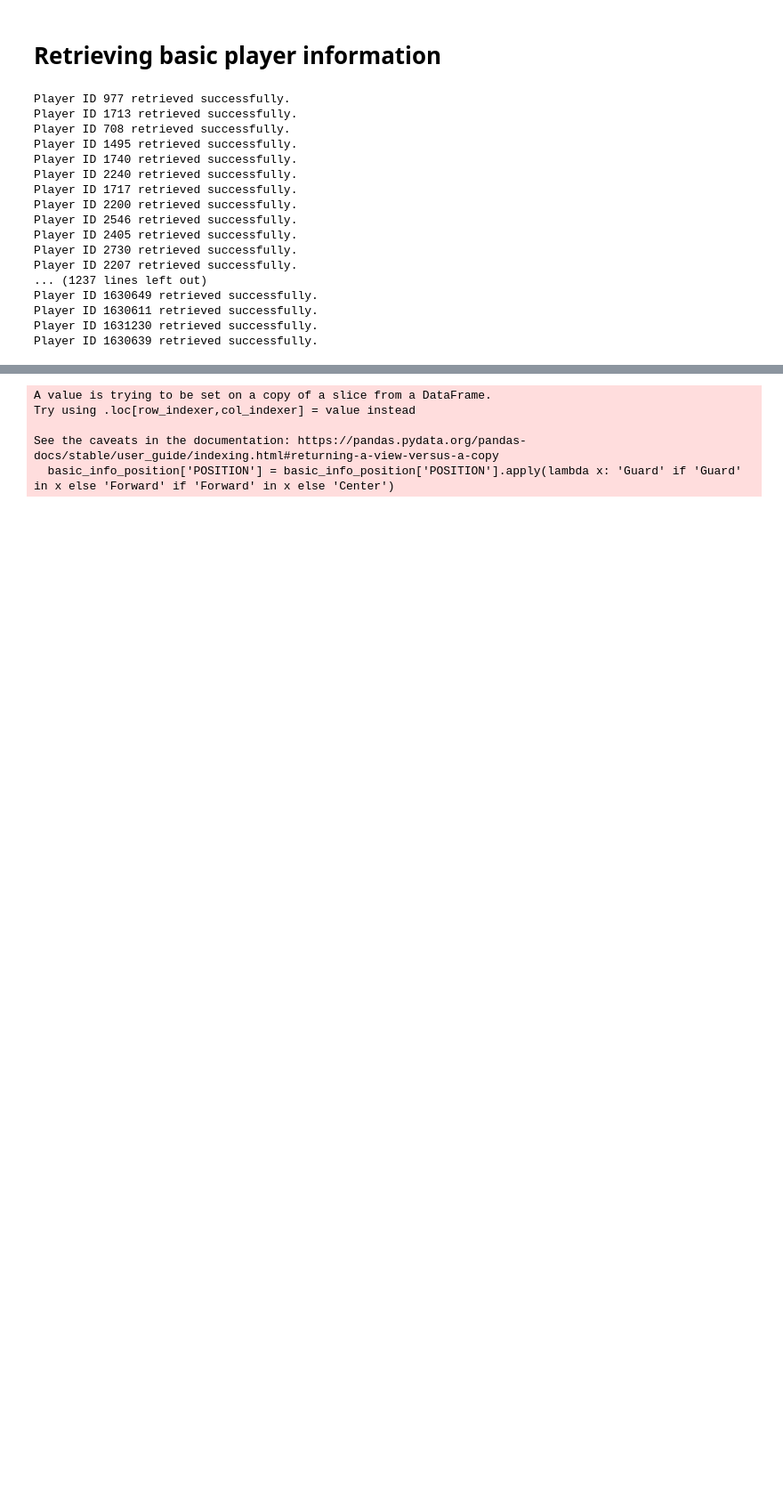
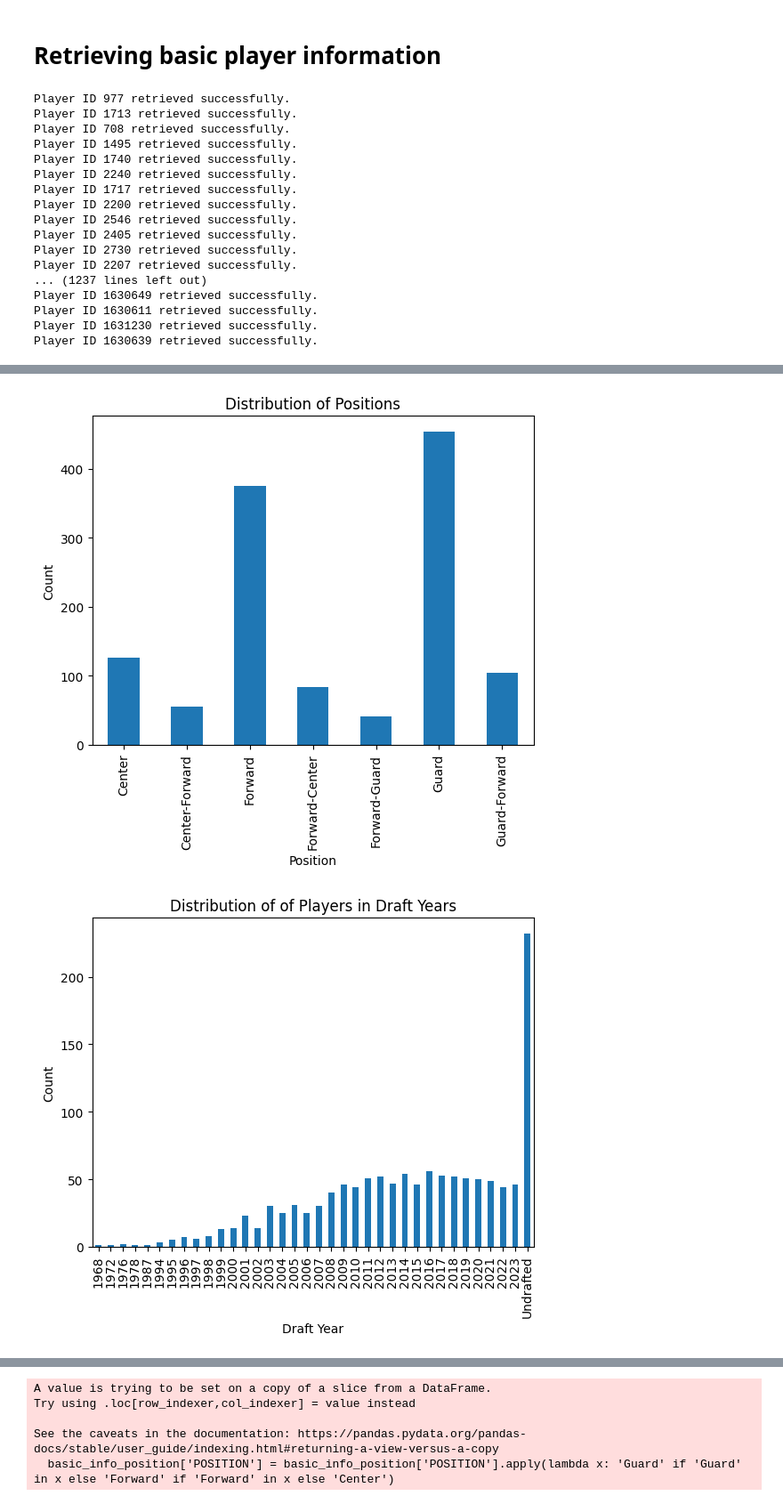
Before and after one commit to janswit/nab_salary, a Jupyter notebook: nba_salary.ipynb, the cells around one changed output, grey strips where cells are left out. Shown at 89% size. Drawn from its saved outputs; the diff is of its cells as text; code cells hidden in the pictures; blank space fills up the shorter version.

```diff
--- a/nba_salary.ipynb
+++ b/nba_salary.ipynb
@@ -1233,0 +1244,17 @@ memory usage: 78.4+ KB
+# %%
+# @title Data visualization
+
+basic_info.groupby('POSITION').size().plot(kind='bar')
+plt.title('Distribution of Positions')
+plt.xlabel('Position')
+plt.ylabel('Count')
+plt.show()
+
+basic_info.groupby('DRAFT_YEAR').size().plot(kind='bar')
+plt.title('Distribution of of Players in Draft Years')
+plt.xlabel('Draft Year')
+plt.ylabel('Count')
+plt.show()
+# %% [output]
+[figure, added]
+[figure, added]
```
Also changed, not shown: parts of 8 cells of this notebook.
